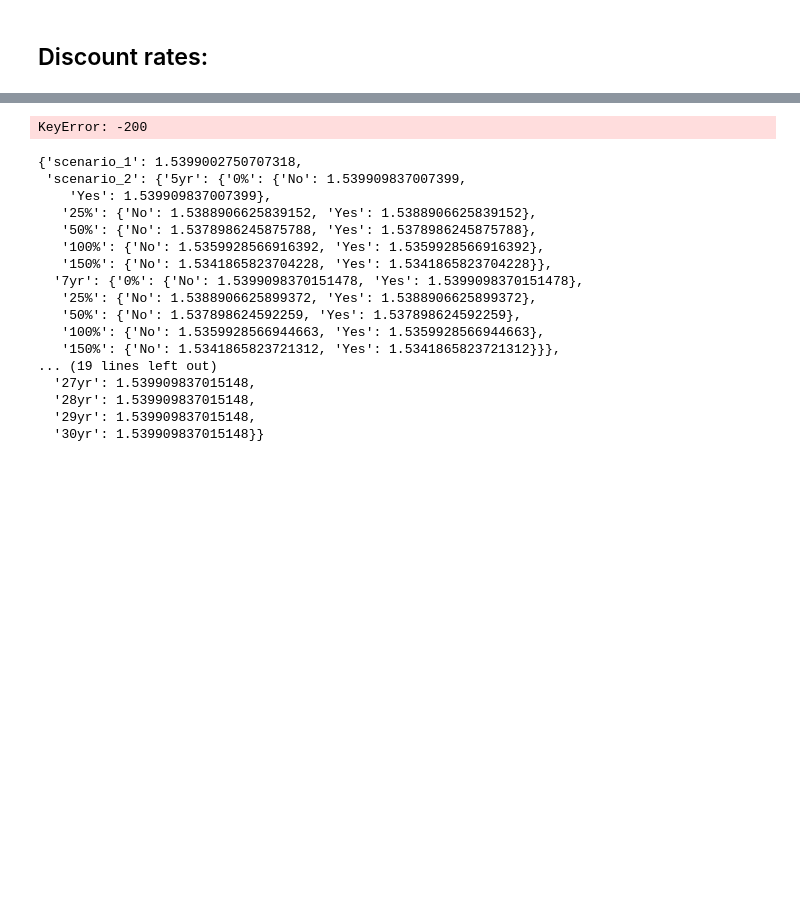
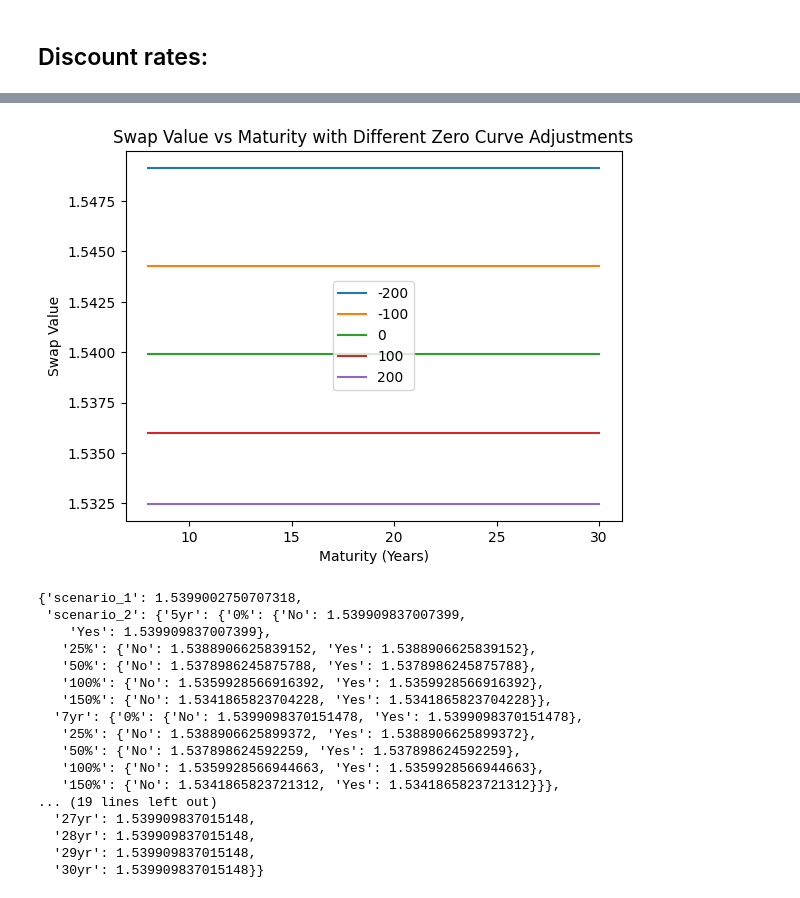
Before and after one commit to Lebramjames/E_FIN_SPFDM, a Jupyter notebook: assignment 1/assignment1_spfdm_group1_1.ipynb, the cells around one changed output, grey strips where cells are left out. Drawn from its saved outputs; the diff is of its cells as text; code cells hidden in the pictures; blank space fills up the shorter version.

```diff
--- a/assignment 1/assignment1_spfdm_group1_1.ipynb
+++ b/assignment 1/assignment1_spfdm_group1_1.ipynb
@@ -428,21 +448,20 @@ for years in range(8, 31):
 # %%
 # Plot scenario 3:
 
 # Prepare data for plotting
 maturities = range(8, 31)
 rate_changes = [-200, -100, 0, 100, 200]
-for years in range(8, 31):
-    for change in rate_changes:
-        swap_values = [Scenarios['scenario_3'][f'{year}yr'][change] for year in maturities]
-        plt.plot(maturities, swap_values, label=change)
+for change in rate_changes:
+    swap_values = [Scenarios['scenario_3'][f'{8}yr'][f"{change/10:+.0f}%"] for year in maturities]
+    plt.plot(maturities, swap_values, label=change)
 
 plt.xlabel('Maturity (Years)')
 plt.ylabel('Swap Value')
 plt.title('Swap Value vs Maturity with Different Zero Curve Adjustments')
 plt.legend()
 plt.show()
 # %% [output]
-KeyError: -200
+[figure, added]
 # %%
 Scenarios
 # %% [output]
```
Also changed, not shown: parts of 1 cell of this notebook.
